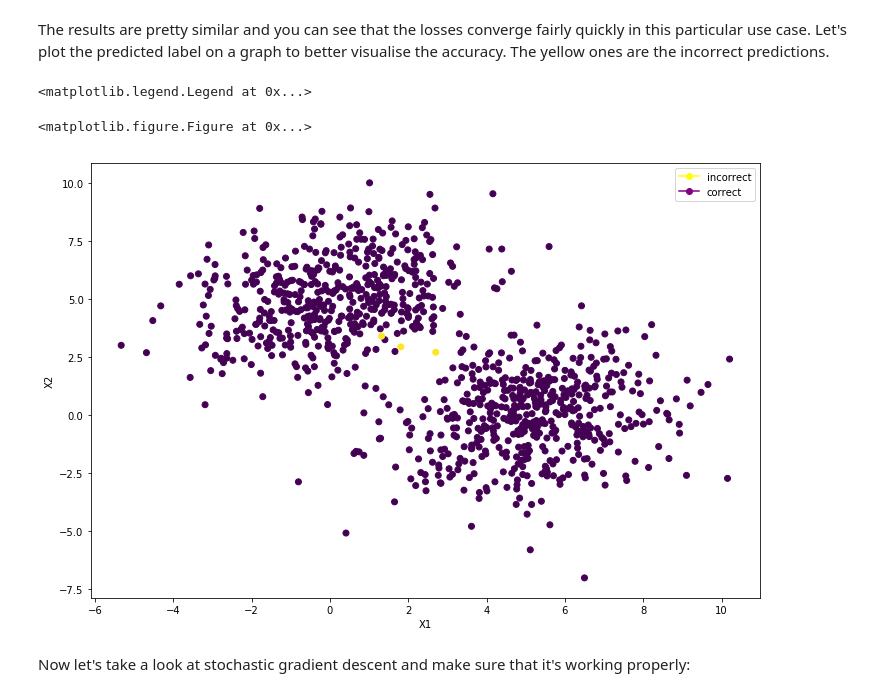
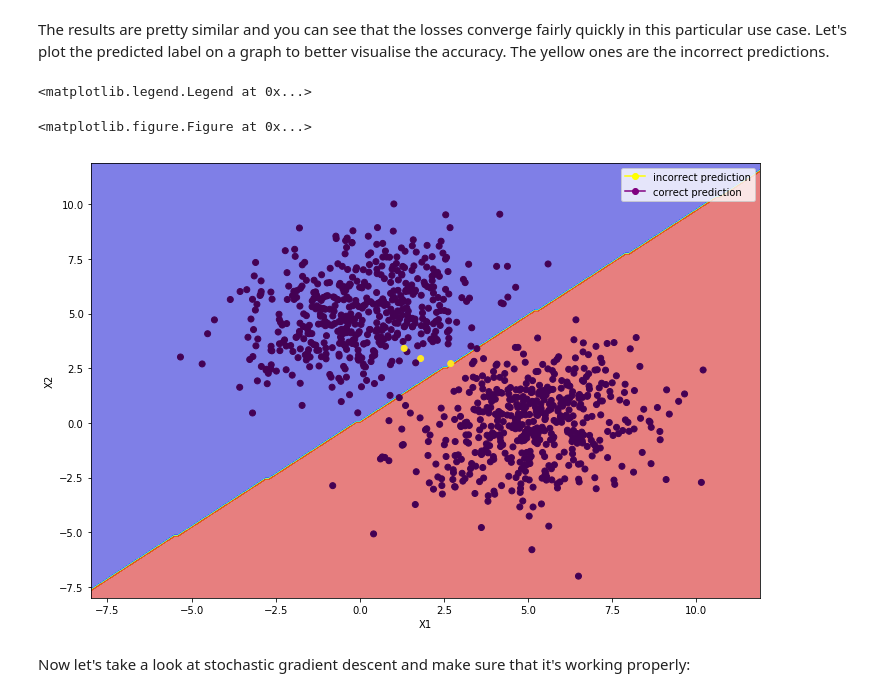
Before and after one commit to bangbangjim/Machine-Learning-Algorithms, a Jupyter notebook: logistic+regression.ipynb, the cells around one changed output. Saved outputs shown, nothing was run; the diff lists cells and outputs as text; code cells hidden in the pictures.

```diff
--- a/logistic+regression.ipynb
+++ b/logistic+regression.ipynb
@@ -159,6 +159,10 @@ class Logistic_regression():
          loss = (-1/M) * np.sum(self.y.T * np.log(h) + (1-self.y.T) * np.log(1-h),axis = 1) + (self.lamb/(2*M)) * np.sum(thetas_set**2)
 
          return (x, y, loss.reshape(x.size, y.size))
+    def decision_boundary(self, x, y ):
+        Xs = np.array([[i,j] for i in x for j in y])
+        z = self.predict(Xs).reshape(x.size, y.size)
+        return z
 # %% [markdown]
 A very simple binary classification dataset was made with only one feature (X) where y = 0 if Xi <50 else 1. Note that this is actually not the best dataset to be used for demonstration as there's a clear seperation boundary which will normally be problematic but since there's only 1 feature here we can get away with it for now.
 # %%
@@ -270,17 +274,22 @@ The results are pretty similar and you can see that the losses converge fairly q
 # %%
 plt.figure()
 plt.figure(figsize=(12,8))
 ax1 = plt.subplot(111)
+#plot the decision boundary
+x, y= np.arange(-8,12,0.1), np.arange(-8,12,0.1)
+z = C.decision_boundary(x, y)
+ax1.contourf(x,y,z, cmap= "jet", alpha = 0.5)
+#plot the predicted output
 ax1.scatter([i[0] for i in X_test],  [i[1] for i in X_test],  c = y_test.flatten() == C.predict(X_test) - 1)
 ax1.set_xlabel("X1")
 ax1.set_ylabel("X2")
 circle = plt.Line2D(range(1), range(1), color="yellow", marker='o')
 circle1 = plt.Line2D(range(1), range(1), color="purple", marker='o')
-ax1.legend([circle,circle1], ["incorrect", "correct"])
+ax1.legend([circle,circle1], ["incorrect prediction", "correct prediction"])
 # %% [output]
 <matplotlib.legend.Legend at 0x...>
 <matplotlib.figure.Figure at 0x...>
-[figure, old version]
+[figure, new version]
 # %% [markdown]
 Now let's take a look at stochastic gradient descent and make sure that it's working properly:
 # %%
```
Also changed, not shown: parts of 1 cell of this notebook.
